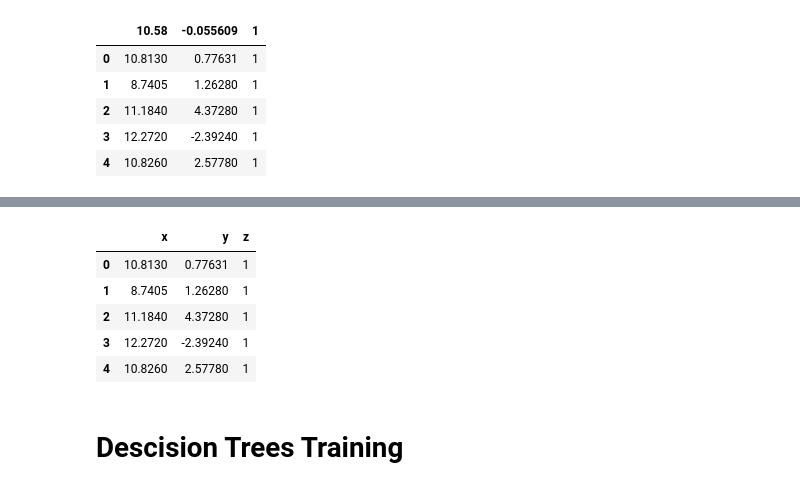
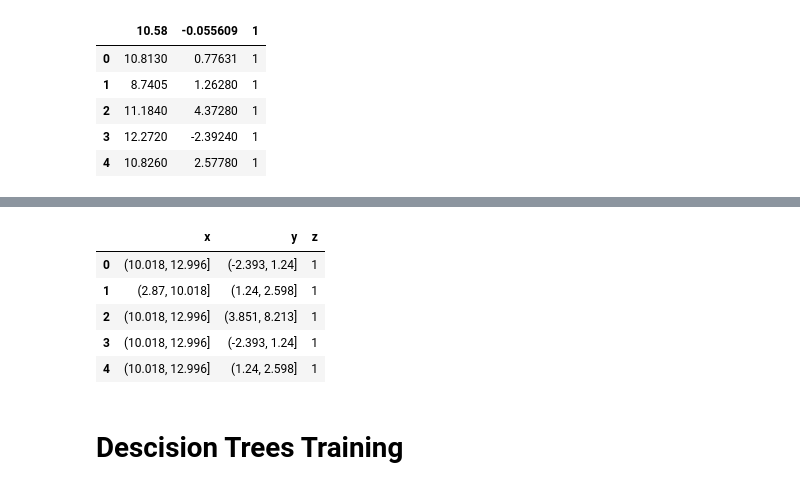
Before and after one commit to cgarchbold/CS460_Assignment1, a Jupyter notebook: PA1_DescisionTrees.ipynb, the cells around one changed output, grey strips where cells are left out. Saved outputs shown, nothing was run; the diff lists cells and outputs as text; code cells hidden in the pictures.

```diff
--- a/PA1_DescisionTrees.ipynb
+++ b/PA1_DescisionTrees.ipynb
@@ -50,25 +45,25 @@ synthetic1_df.head()
 # %%
 #Great! Now we need to bin the columns x and y for each dataframe
 
 #Lets make a list of all dataframes
 
 df_list = [synthetic1_df.copy(), synthetic2_df.copy(), synthetic3_df.copy(), synthetic4_df.copy()]
 
 quantiles = 4
 
 #Loop through the list and bin each x and y column
 for df in df_list:
-    df['x'] = pd.qcut(df['x'], q=quantiles)#, labels=['x1','x2','x3','x4'])
-    df['y'] = pd.qcut(df['y'], q=quantiles)#, labels=['y1','y2','y3','y4'])
+    df['x'] = pd.qcut(df['x'], q=quantiles)
+    df['y'] = pd.qcut(df['y'], q=quantiles)
 
-synthetic1_df.head()
+df_list[0].head()
 # %% [output]
 |  | x | y | z |
-| 0 | 10.8130 | 0.77631 | 1 |
-| 1 | 8.7405 | 1.26280 | 1 |
-| 2 | 11.1840 | 4.37280 | 1 |
-| 3 | 12.2720 | -2.39240 | 1 |
-| 4 | 10.8260 | 2.57780 | 1 |
+| 0 | (10.018, 12.996] | (-2.393, 1.24] | 1 |
+| 1 | (2.87, 10.018] | (1.24, 2.598] | 1 |
+| 2 | (10.018, 12.996] | (3.851, 8.213] | 1 |
+| 3 | (10.018, 12.996] | (-2.393, 1.24] | 1 |
+| 4 | (10.018, 12.996] | (1.24, 2.598] | 1 |
 # %% [markdown]
 # Descision Trees Training
 # %%
```
Also changed, not shown: parts of 9 cells of this notebook, 1 other file.
